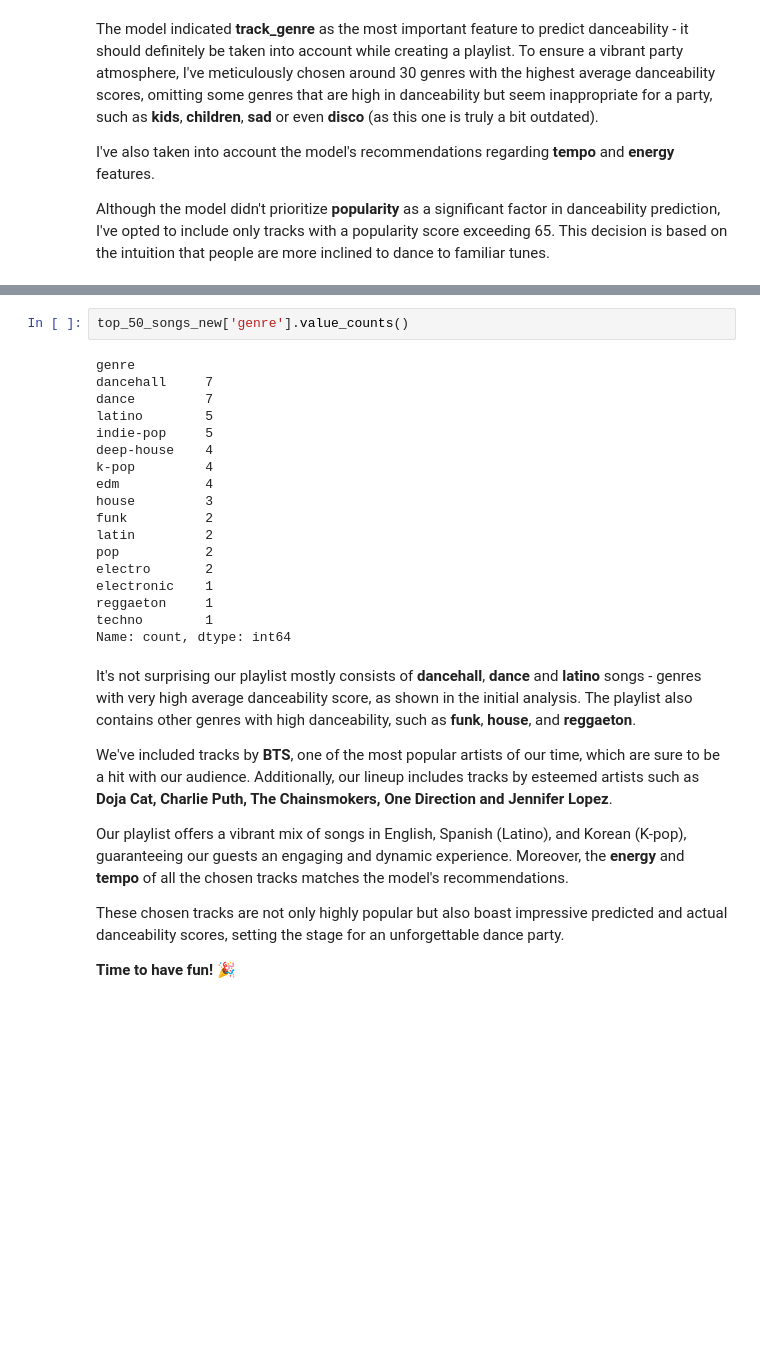
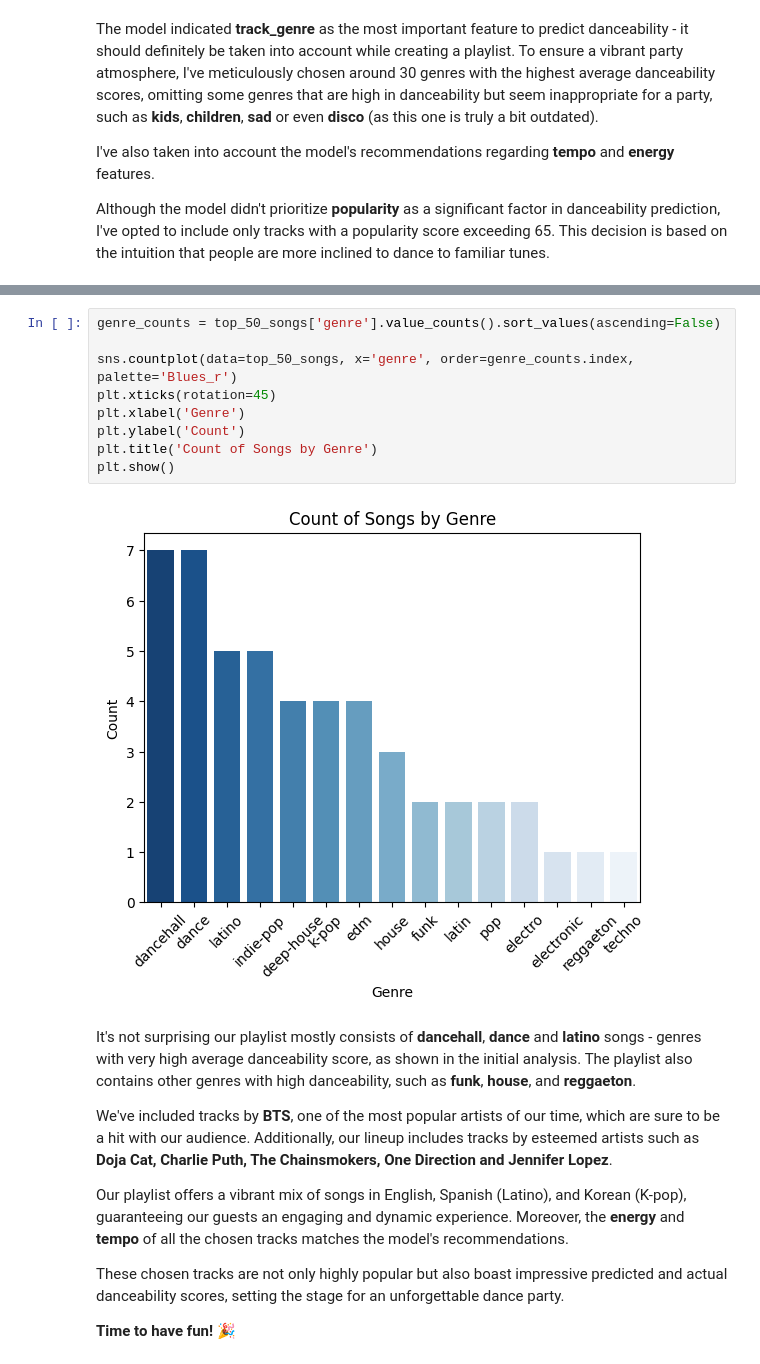
Before and after one commit to annagromovich/ML-model-for-a-perfect-party-playlist, a Jupyter notebook: ML Model for the Perfect Party Playlist.ipynb, the cells around one changed output, grey strips where cells are left out. Drawn from its saved outputs; the diff is of its cells as text; blank space fills up the shorter version.

Commit message:
Adding the countplot of genres in the final playlist

```diff
--- a/ML Model for the Perfect Party Playlist.ipynb
+++ b/ML Model for the Perfect Party Playlist.ipynb
@@ -695,25 +698,16 @@ top_50_songs_new
 | 56068 | Metamodernity | Vansire | 0.753185 | 0.823 | indie-pop | 0.826 | 70 | 121.968 | ... |
 | 56375 | Blondie | Current Joys | 0.753169 | 0.776 | indie-pop | 0.866 | 76 | 122.072 | ... |
 # %%
-top_50_songs_new['genre'].value_counts()
+genre_counts = top_50_songs['genre'].value_counts().sort_values(ascending=False)
+
+sns.countplot(data=top_50_songs, x='genre', order=genre_counts.index, palette='Blues_r')
+plt.xticks(rotation=45)
+plt.xlabel('Genre')
+plt.ylabel('Count')
+plt.title('Count of Songs by Genre')
+plt.show()
 # %% [output]
-genre
-dancehall     7
-dance         7
-latino        5
-indie-pop     5
-deep-house    4
-k-pop         4
-edm           4
-house         3
-funk          2
-latin         2
-pop           2
-electro       2
-electronic    1
-reggaeton     1
-techno        1
-Name: count, dtype: int64
+[figure, added]
 # %% [markdown]
 It's not surprising our playlist mostly consists of **dancehall**, **dance** and **latino** songs - genres with very high average danceability score, as shown in the initial analysis. The playlist also contains other genres with high danceability, such as **funk**, **house**, and **reggaeton**.
 
```
Also changed, not shown: parts of 3 cells of this notebook.
